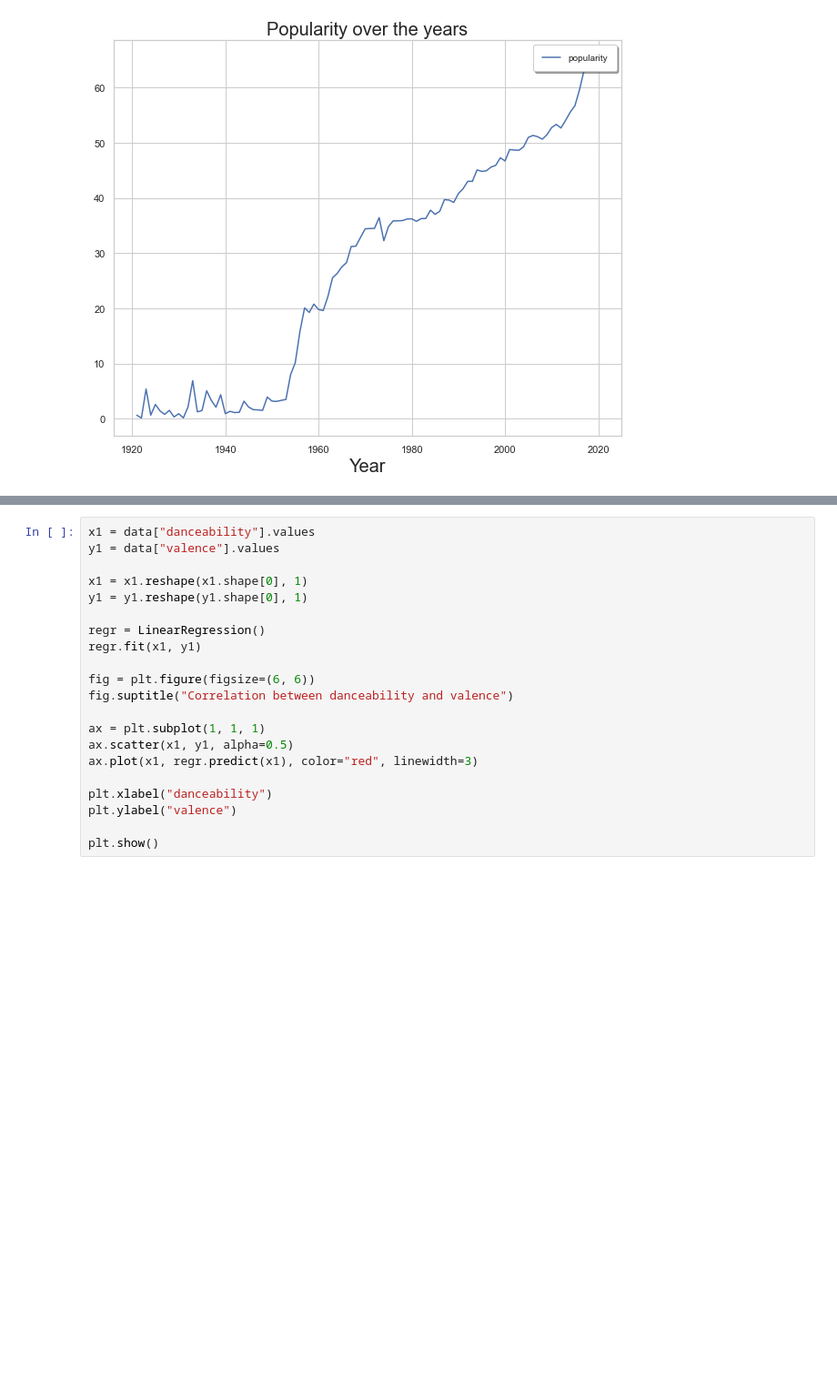
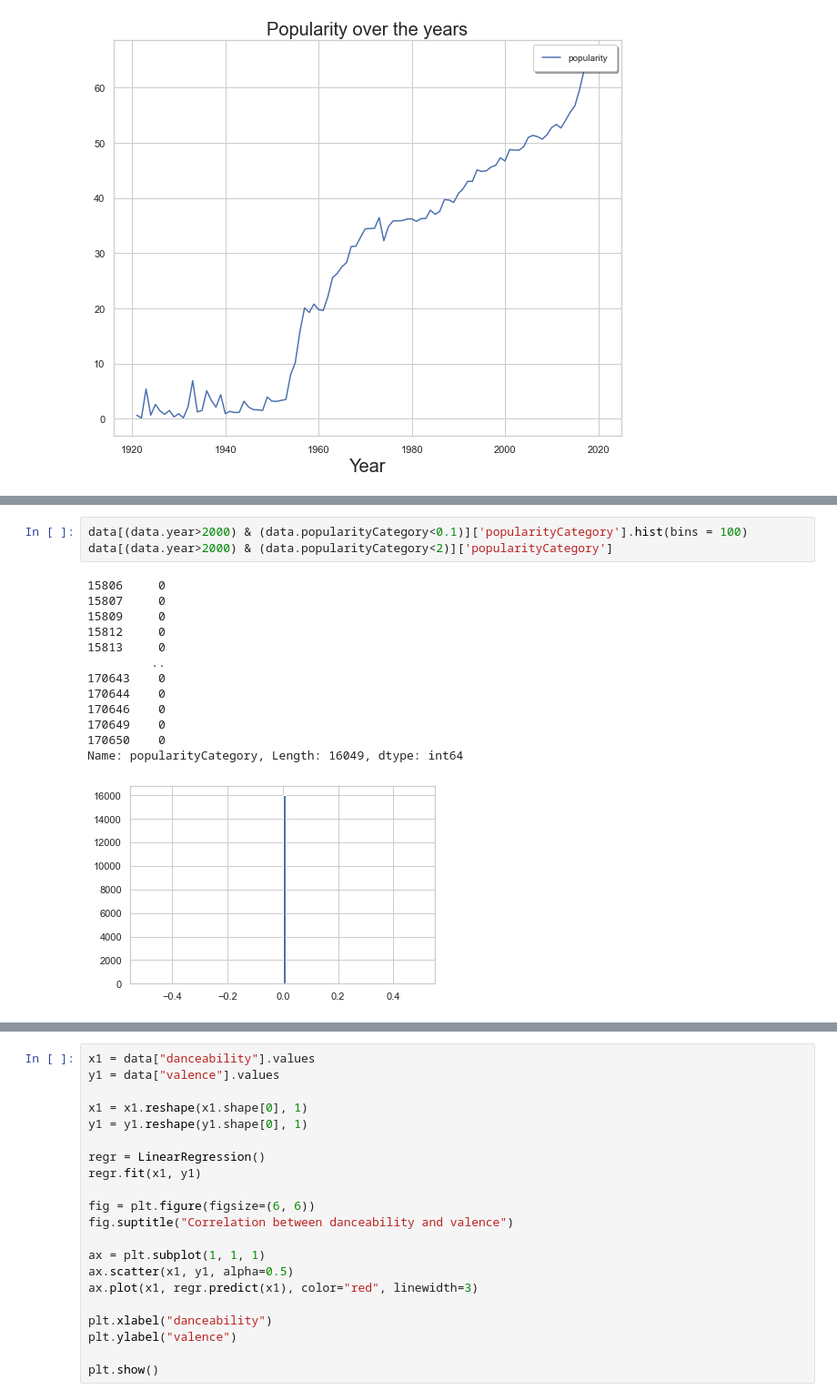
Before and after one commit to adriantyl/Capstone-Project-, a Jupyter notebook: EDA.ipynb, the cells around one changed output, grey strips where cells are left out. Shown at 91% size. Drawn from its saved outputs; the diff is of its cells as text; blank space fills up the shorter version.

```diff
--- a/EDA.ipynb
+++ b/EDA.ipynb
@@ -189,0 +294,17 @@ Text(0.5, 0, 'Year')
+# %%
+data[(data.year>2000) & (data.popularityCategory<0.1)]['popularityCategory'].hist(bins = 100)
+data[(data.year>2000) & (data.popularityCategory<2)]['popularityCategory']
+# %% [output]
+15806     0
+15807     0
+15809     0
+15812     0
+15813     0
+         ..
+170643    0
+170644    0
+170646    0
+170649    0
+170650    0
+Name: popularityCategory, Length: 16049, dtype: int64
+[figure, added]
```
Also changed, not shown: parts of 18 cells of this notebook, 8 other files.
